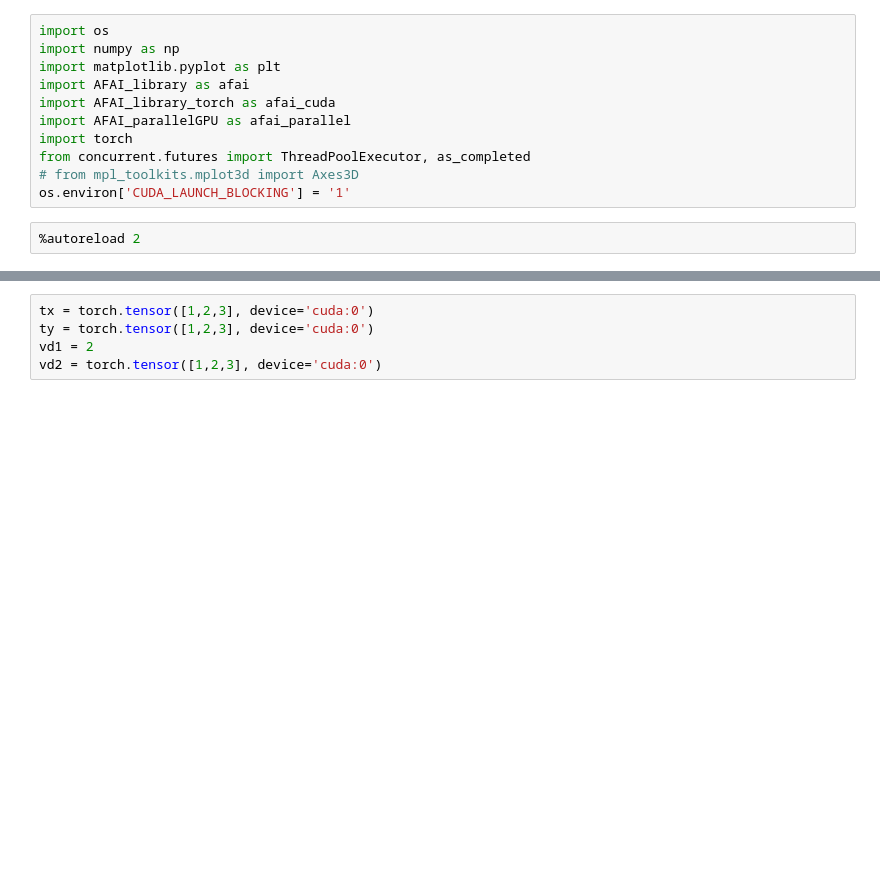
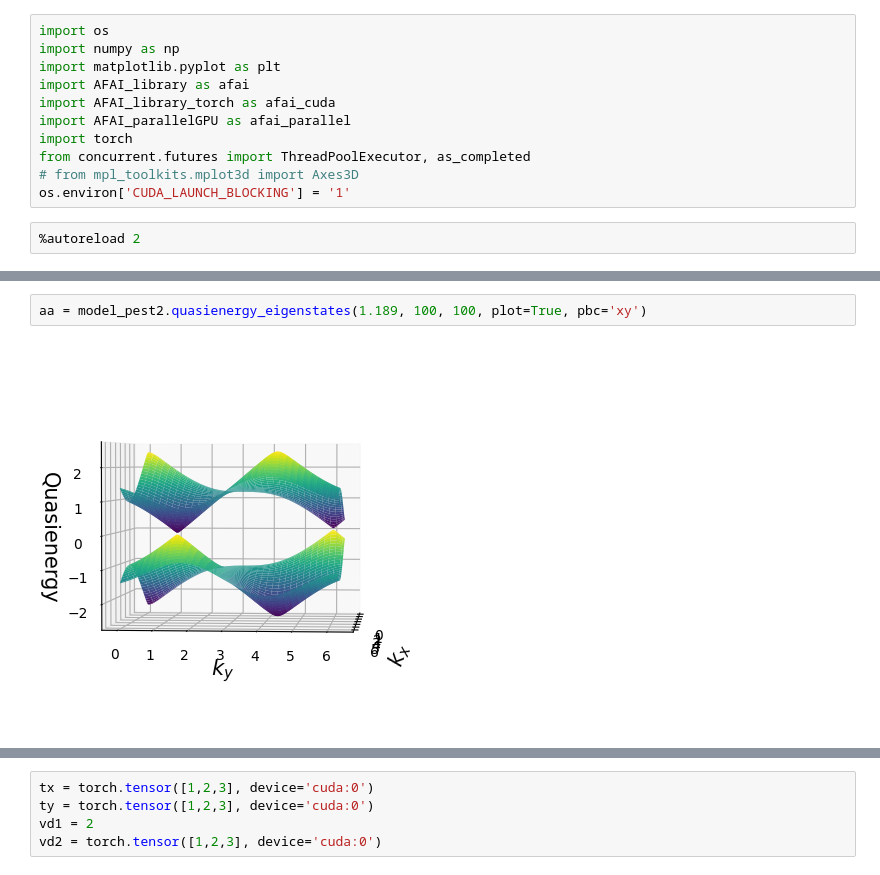
Before and after one commit to NGC2237-Clark/Topo_Loco_QCs, a Jupyter notebook: Floquet/AFAI_GPU_debugertbc.ipynb, the cells around one changed output, grey strips where cells are left out. Drawn from its saved outputs; the diff is of its cells as text; blank space fills up the shorter version.

```diff
--- a/Floquet/AFAI_GPU_debugertbc.ipynb
+++ b/Floquet/AFAI_GPU_debugertbc.ipynb
@@ -20,0 +88,4 @@ model_gpu = afai_parallel.tb_floquet_tbc_cuda(period, 1, hopping, 3,3)
+# %%
+aa = model_pest2.quasienergy_eigenstates(1.189, 100, 100, plot=True, pbc='xy')
+# %% [output]
+[figure, added]
```
Also changed, not shown: parts of 11 cells of this notebook, 5 other files.
